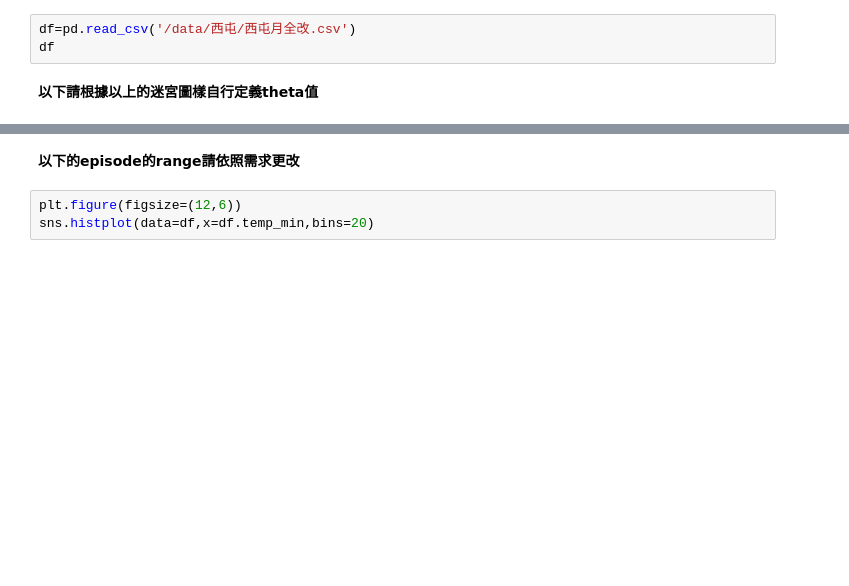
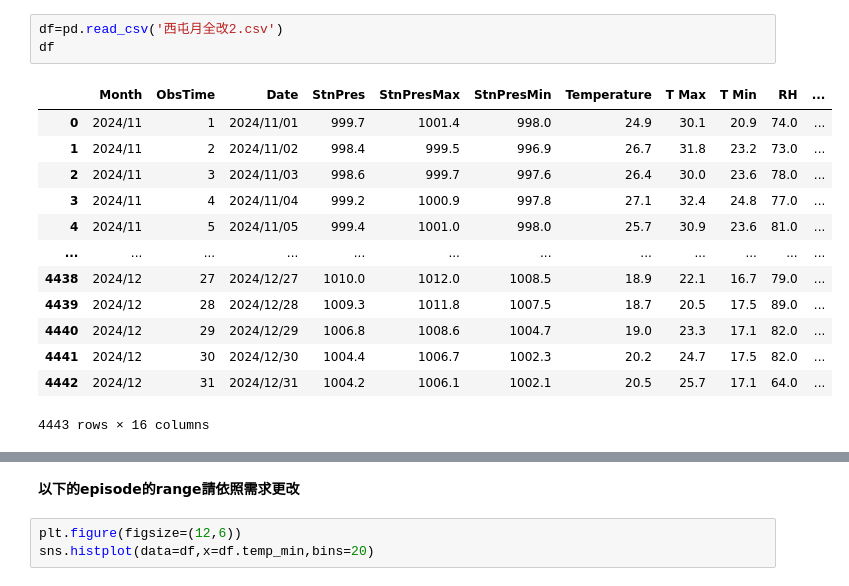
Before and after one commit to william10108/weather, a Jupyter notebook: ai2.ipynb, the cells around one changed output, grey strips where cells are left out. Cells and saved outputs as stored; diff of their text form; blank space fills up the shorter version.

```diff
--- a/ai2.ipynb
+++ b/ai2.ipynb
@@ -8,7 +8,19 @@ ModuleNotFoundError: No module named 'seaborn'
 # %%
-df=pd.read_csv('/data/西屯/西屯月全改.csv')
+df=pd.read_csv('西屯月全改2.csv')
 df
+# %% [output]
+|  | Month | ObsTime | Date | StnPres | StnPresMax | StnPresMin | Temperature | T Max | T Min | RH | ... |
+| 0 | 2024/11 | 1 | 2024/11/01 | 999.7 | 1001.4 | 998.0 | 24.9 | 30.1 | 20.9 | 74.0 | ... |
+| 1 | 2024/11 | 2 | 2024/11/02 | 998.4 | 999.5 | 996.9 | 26.7 | 31.8 | 23.2 | 73.0 | ... |
+| 2 | 2024/11 | 3 | 2024/11/03 | 998.6 | 999.7 | 997.6 | 26.4 | 30.0 | 23.6 | 78.0 | ... |
+| 3 | 2024/11 | 4 | 2024/11/04 | 999.2 | 1000.9 | 997.8 | 27.1 | 32.4 | 24.8 | 77.0 | ... |
+| 4 | 2024/11 | 5 | 2024/11/05 | 999.4 | 1001.0 | 998.0 | 25.7 | 30.9 | 23.6 | 81.0 | ... |
+| ... | ... | ... | ... | ... | ... | ... | ... | ... | ... | ... | ... |
+| 4438 | 2024/12 | 27 | 2024/12/27 | 1010.0 | 1012.0 | 1008.5 | 18.9 | 22.1 | 16.7 | 79.0 | ... |
+| 4439 | 2024/12 | 28 | 2024/12/28 | 1009.3 | 1011.8 | 1007.5 | 18.7 | 20.5 | 17.5 | 89.0 | ... |
+| 4440 | 2024/12 | 29 | 2024/12/29 | 1006.8 | 1008.6 | 1004.7 | 19.0 | 23.3 | 17.1 | 82.0 | ... |
+| 4441 | 2024/12 | 30 | 2024/12/30 | 1004.4 | 1006.7 | 1002.3 | 20.2 | 24.7 | 17.5 | 82.0 | ... |
+| 4442 | 2024/12 | 31 | 2024/12/31 | 1004.2 | 1006.1 | 1002.1 | 20.5 | 25.7 | 17.1 | 64.0 | ... |
+4443 rows × 16 columns
-# %% [markdown]
-**以下請根據以上的迷宮圖樣自行定義theta值**
 # %%
 df.info()
```
Also changed, not shown: parts of 18 cells of this notebook.
